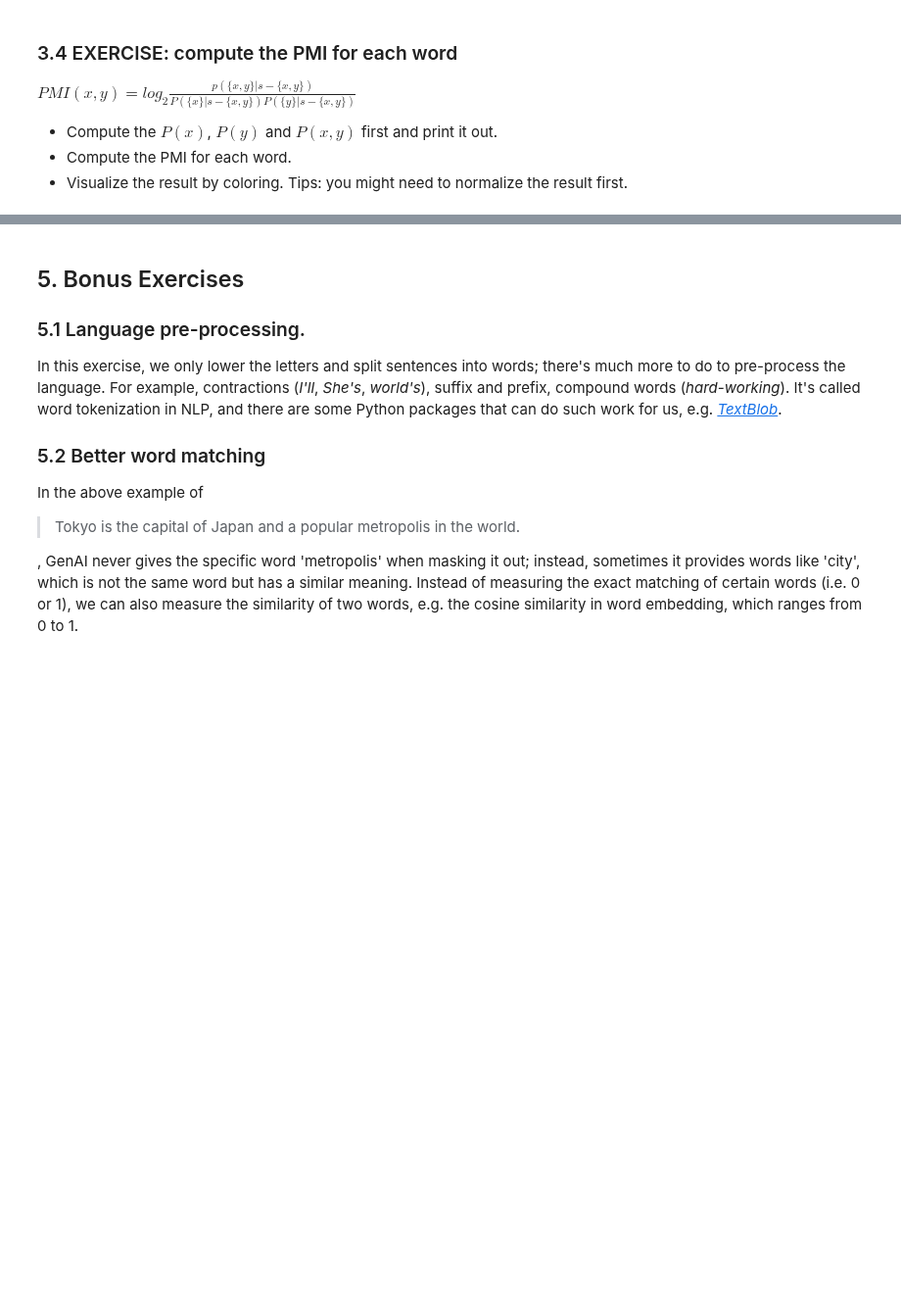
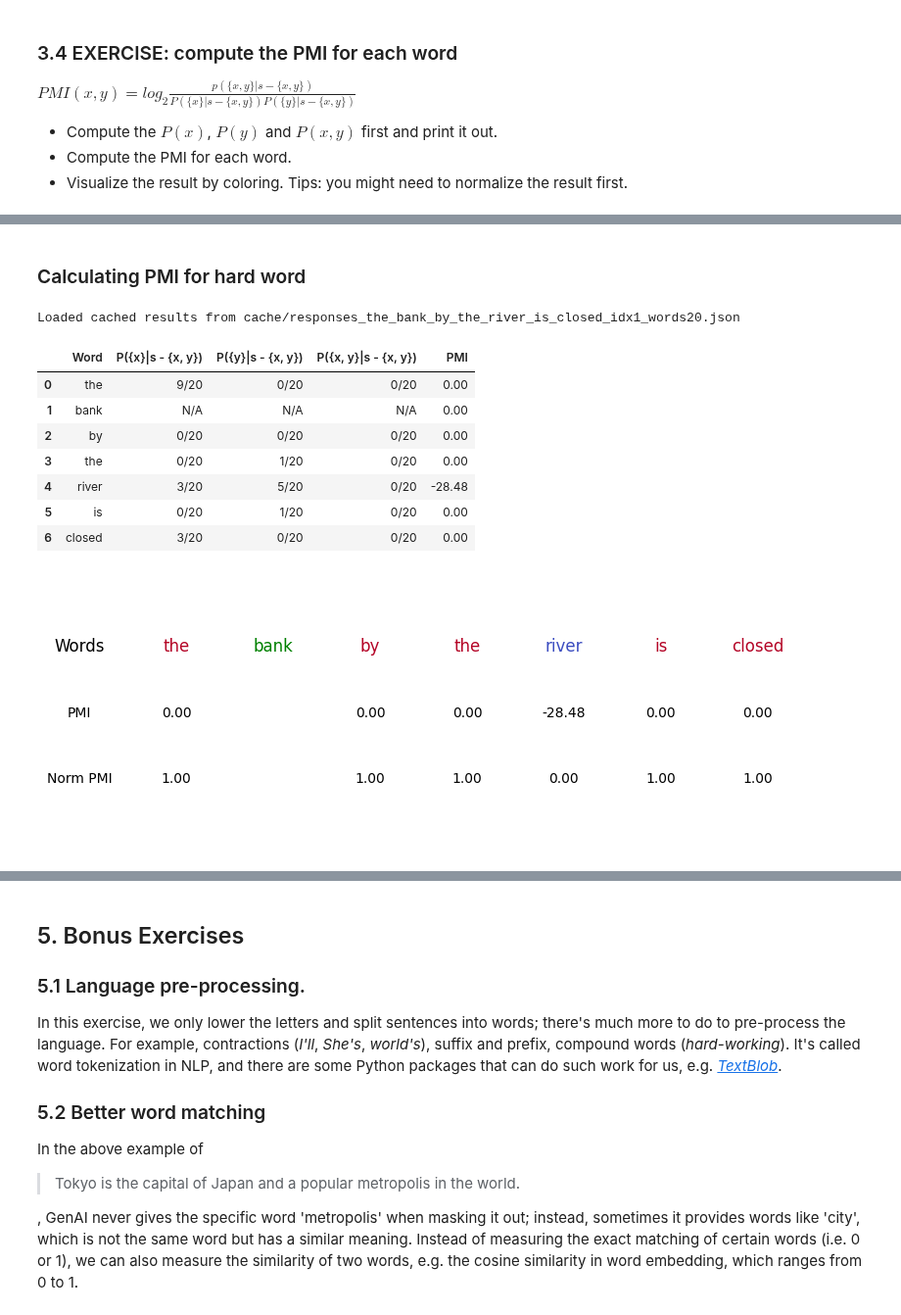
Before and after one commit to jereml99/XAI_GenAI_project_release, a Jupyter notebook: XAI_GenAI.ipynb, the cells around one changed output, grey strips where cells are left out. Shown at 98% size. Drawn from its saved outputs; the diff is of its cells as text; code cells hidden in the pictures; blank space fills up the shorter version.

```diff
--- a/XAI_GenAI.ipynb
+++ b/XAI_GenAI.ipynb
@@ -311,2 +490,15 @@ make_expermient("The capital of Japan is Tokyo", 5, 20, model, debug=True)
+# %% [markdown]
+### Calculating PMI for hard word
 # %%
-make_expermient("The bank by the river is closed", 1, 20, model, debug=True)
+make_expermient("The bank by the river is closed", 1, 20, model)
+# %% [output]
+Loaded cached results from cache/responses_the_bank_by_the_river_is_closed_idx1_words20.json
+|  | Word | P({x}|s - {x, y}) | P({y}|s - {x, y}) | P({x, y}|s - {x, y}) | PMI |
+| 0 | the | 9/20 | 0/20 | 0/20 | 0.00 |
+| 1 | bank | N/A | N/A | N/A | 0.00 |
+| 2 | by | 0/20 | 0/20 | 0/20 | 0.00 |
+| 3 | the | 0/20 | 1/20 | 0/20 | 0.00 |
+| 4 | river | 3/20 | 5/20 | 0/20 | -28.48 |
+| 5 | is | 0/20 | 1/20 | 0/20 | 0.00 |
+| 6 | closed | 3/20 | 0/20 | 0/20 | 0.00 |
+[figure, added]
```
Also changed, not shown: parts of 25 cells of this notebook, 5 other files.
